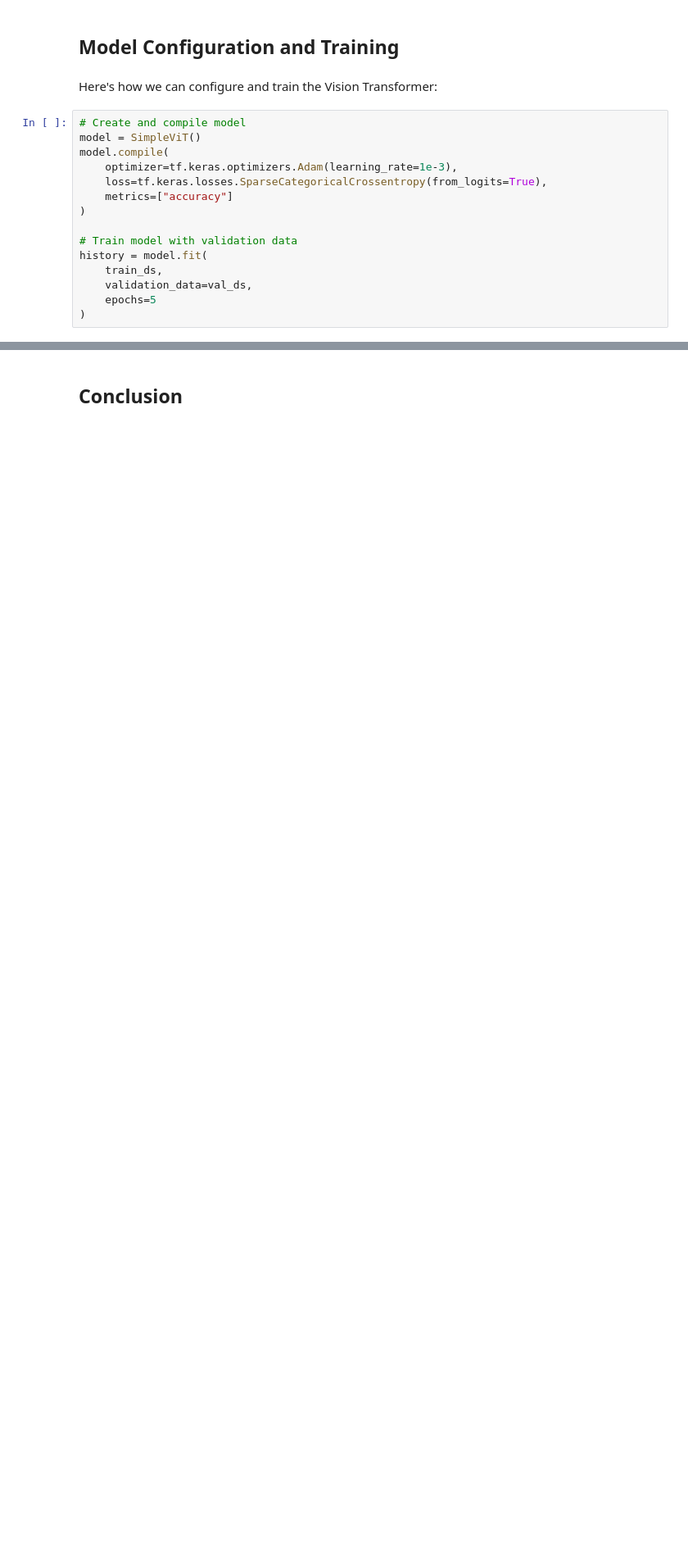
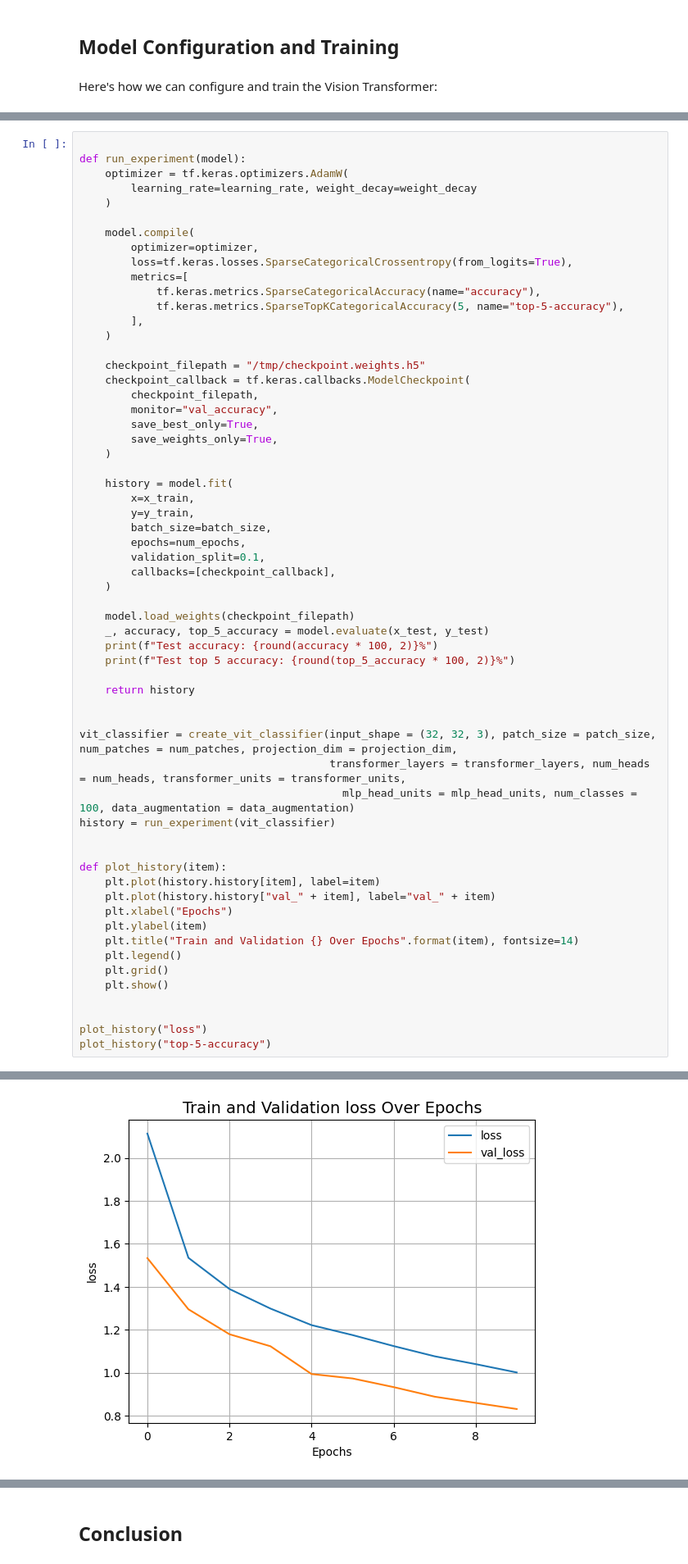
Before and after one commit to raminmohammadi/GEN-AI, a Jupyter notebook: Labs/Week_7/Transformers/Vision_Transformers.ipynb, the cells around one changed output, grey strips where cells are left out. Shown at 82% size. Saved outputs shown, nothing was run; the diff lists cells and outputs as text; blank space fills up the shorter version.

```diff
--- a/Labs/Week_7/Transformers/Vision_Transformers.ipynb
+++ b/Labs/Week_7/Transformers/Vision_Transformers.ipynb
@@ -213,18 +640,3 @@ val_ds = val_ds.batch(32).prefetch(tf.data.AUTOTUNE)
 ## Model Configuration and Training
 # %% [markdown]
 Here's how we can configure and train the Vision Transformer:
-# %%
-# Create and compile model
-model = SimpleViT()
-model.compile(
-    optimizer=tf.keras.optimizers.Adam(learning_rate=1e-3),
-    loss=tf.keras.losses.SparseCategoricalCrossentropy(from_logits=True),
-    metrics=["accuracy"]
-)
-
-# Train model with validation data
-history = model.fit(
-    train_ds,
-    validation_data=val_ds,
-    epochs=5
-)
@@ -255,0 +643,61 @@ plt.show()
+# %%
+
+def run_experiment(model):
+    optimizer = tf.keras.optimizers.AdamW(
+        learning_rate=learning_rate, weight_decay=weight_decay
+    )
+
+    model.compile(
+        optimizer=optimizer,
+        loss=tf.keras.losses.SparseCategoricalCrossentropy(from_logits=True),
+        metrics=[
+            tf.keras.metrics.SparseCategoricalAccuracy(name="accuracy"),
+            tf.keras.metrics.SparseTopKCategoricalAccuracy(5, name="top-5-accuracy"),
+        ],
+    )
+
+    checkpoint_filepath = "/tmp/checkpoint.weights.h5"
+    checkpoint_callback = tf.keras.callbacks.ModelCheckpoint(
+        checkpoint_filepath,
+        monitor="val_accuracy",
+        save_best_only=True,
+        save_weights_only=True,
+    )
+
+    history = model.fit(
+        x=x_train,
+        y=y_train,
+        batch_size=batch_size,
+        epochs=num_epochs,
+        validation_split=0.1,
+        callbacks=[checkpoint_callback],
+    )
+
+    model.load_weights(checkpoint_filepath)
+    _, accuracy, top_5_accuracy = model.evaluate(x_test, y_test)
+    print(f"Test accuracy: {round(accuracy * 100, 2)}%")
+    print(f"Test top 5 accuracy: {round(top_5_accuracy * 100, 2)}%")
+
+    return history
+
+
+vit_classifier = create_vit_classifier(input_shape = (32, 32, 3), patch_size = patch_size, num_patches = num_patches, projection_dim = projection_dim,
+                                       transformer_layers = transformer_layers, num_heads = num_heads, transformer_units = transformer_units,
+                                         mlp_head_units = mlp_head_units, num_classes = 100, data_augmentation = data_augmentation)
+history = run_experiment(vit_classifier)
+
+
+def plot_history(item):
+    plt.plot(history.history[item], label=item)
+    plt.plot(history.history["val_" + item], label="val_" + item)
+    plt.xlabel("Epochs")
+    plt.ylabel(item)
+    plt.title("Train and Validation {} Over Epochs".format(item), fontsize=14)
+    plt.legend()
+    plt.grid()
+    plt.show()
+
+
+plot_history("loss")
+plot_history("top-5-accuracy")
+# %% [output]
@@ -255,0 +721 @@ plt.show()
+[figure, added]
```
Also changed, not shown: parts of 36 cells of this notebook, 1 other file.
